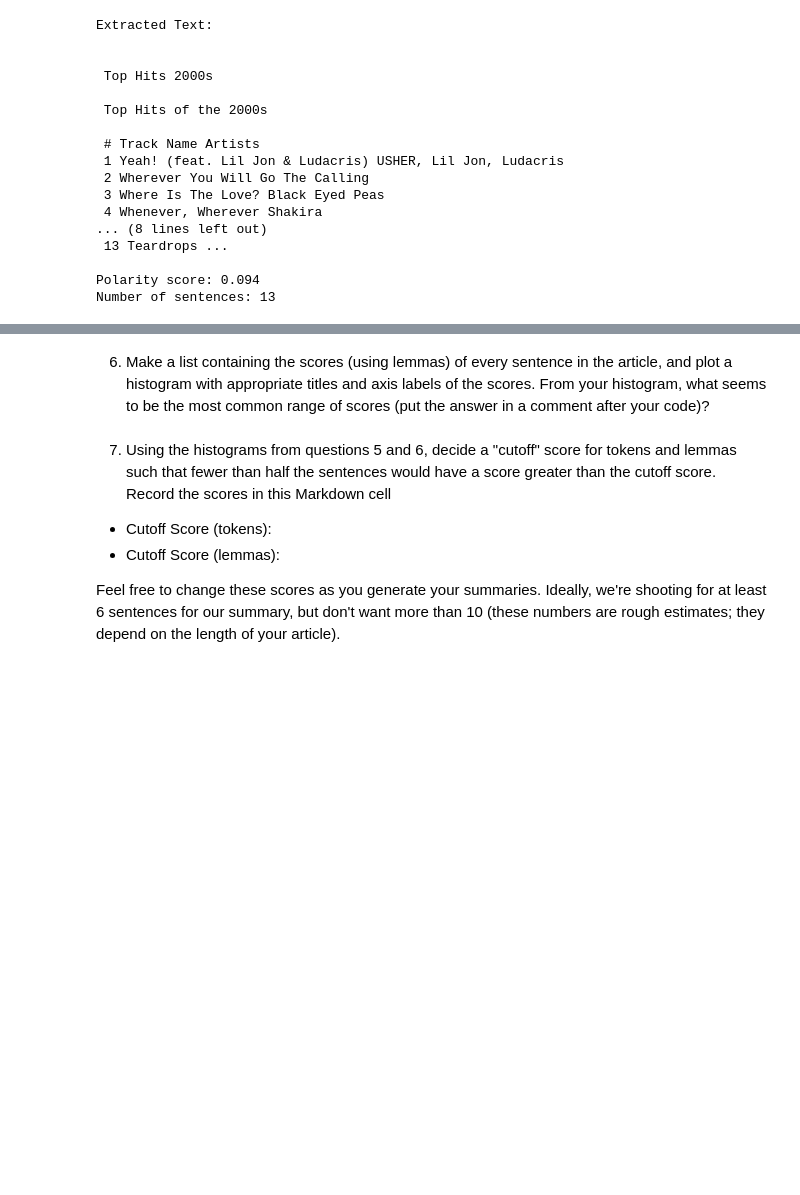
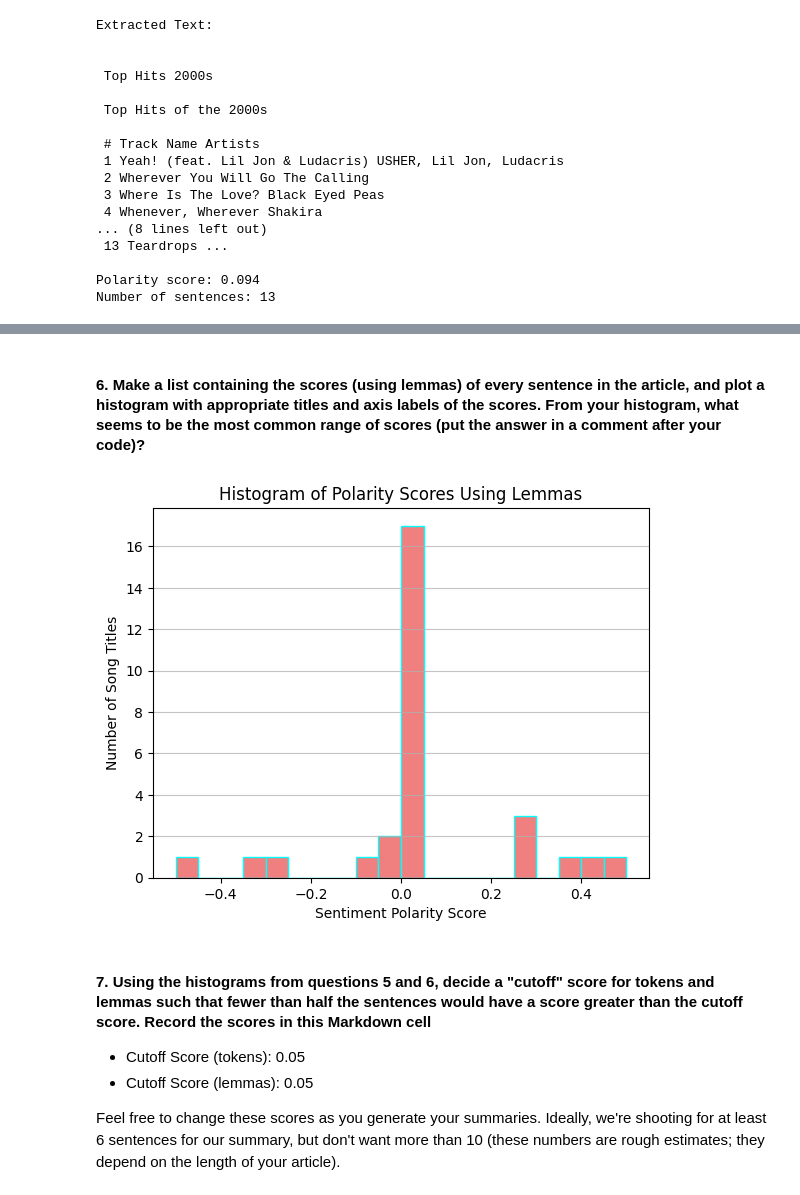
Before and after one commit to kjleopold/article-summarizer, a Jupyter notebook: article-summarizer.ipynb, the cells around one changed output, grey strips where cells are left out. Cells and saved outputs as stored; diff of their text form; code cells hidden in the pictures; blank space fills up the shorter version.

```diff
--- a/article-summarizer.ipynb
+++ b/article-summarizer.ipynb
@@ -189,10 +259,53 @@ Token: 'remix' – Frequency: 3
 # %% [markdown]
-6. Make a list containing the scores (using lemmas) of every sentence in the article, and plot a histogram with appropriate titles and axis labels of the scores.  From your histogram, what seems to be the most common range of scores (put the answer in a comment after your code)?
+#### 6. Make a list containing the scores (using lemmas) of every sentence in the article, and plot a histogram with appropriate titles and axis labels of the scores.  From your histogram, what seems to be the most common range of scores (put the answer in a comment after your code)?
+# %%
+# Load song data from pickle
+with open("top_hits_2000s.pkl", "rb") as f:
+    data = pickle.load(f)
+
+# Extract song titles
+titles = [item["track"]["name"] for item in data["items"] if item["track"]]
+
+# Combine titles into one text string (like an article)
+text = " ".join(titles)
+
+# Load spaCy model
+nlp = spacy.load("en_core_web_sm")
+
+# Process the text
+doc = nlp(text)
+
+sentence_scores = []
+
+for sent in doc.sents:
+    # Extract lemmas from sentence tokens, filtering alpha and stop words
+    lemmas = [token.lemma_.lower() for token in sent if token.is_alpha and not token.is_stop]
+
+    # Join lemmas back into a string for sentiment analysis
+    lemma_text = " ".join(lemmas)
+
+    # Get polarity score of the lemma-based sentence string
+    blob = TextBlob(lemma_text)
+    polarity = blob.sentiment.polarity
+
+    sentence_scores.append(polarity)
+
+# Plot histogram of lemma-based sentence polarity scores
+plt.hist(sentence_scores, bins=20, color='lightcoral', edgecolor='aqua')
+plt.title('Histogram of Polarity Scores Using Lemmas')
+plt.xlabel('Sentiment Polarity Score')
+plt.ylabel('Number of Song Titles')
+plt.grid(axis='y', alpha=0.75)
+plt.show()
+
+# As with question 5, the most common range of scores appears to be around 0 (neutral to slightly positive). With song titles, it is common for tokens and lemmas to be the same.
+# %% [output]
+[figure, added]
 # %% [markdown]
-7. Using the histograms from questions 5 and 6, decide a "cutoff" score for tokens and lemmas such that fewer than half the sentences would have a score greater than the cutoff score.  Record the scores in this Markdown cell
+#### 7. Using the histograms from questions 5 and 6, decide a "cutoff" score for tokens and lemmas such that fewer than half the sentences would have a score greater than the cutoff score.  Record the scores in this Markdown cell
 
-* Cutoff Score (tokens):
-* Cutoff Score (lemmas):
+* Cutoff Score (tokens): 0.05
+* Cutoff Score (lemmas): 0.05
 
 Feel free to change these scores as you generate your summaries.  Ideally, we're shooting for at least 6 sentences for our summary, but don't want more than 10 (these numbers are rough estimates; they depend on the length of your article).
 # %% [markdown]
```
Also changed, not shown: parts of 19 cells of this notebook.
